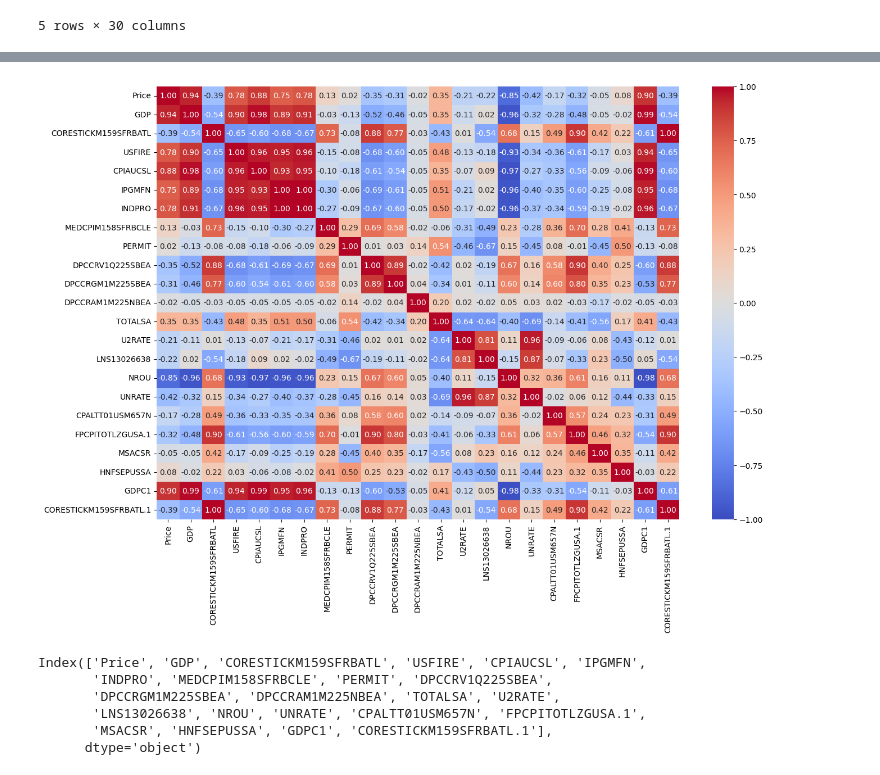
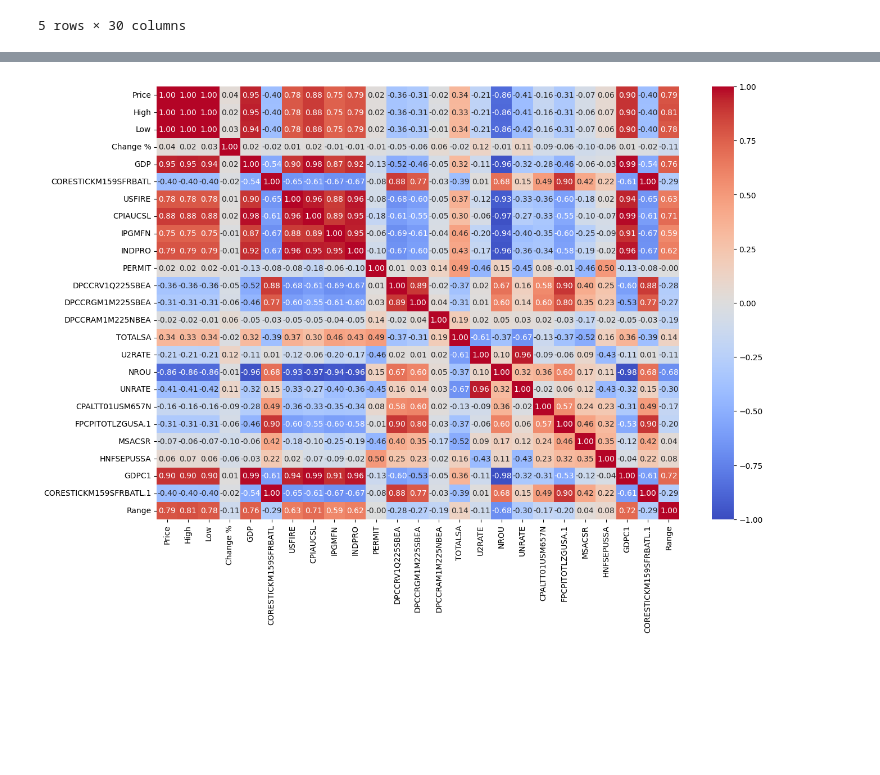
Before and after one commit to burakakay/SP-500-Price-Predictor-Project, a Jupyter notebook: S&P_500_Price_Prediction.ipynb, the cells around one changed output, grey strips where cells are left out. Saved outputs shown, nothing was run; the diff lists cells and outputs as text; code cells hidden in the pictures; blank space fills up the shorter version.

```diff
--- a/S&P_500_Price_Prediction.ipynb
+++ b/S&P_500_Price_Prediction.ipynb
@@ -149,9 +154,15 @@ Data columns (total 30 columns):
 dtypes: float64(24), object(6)
 memory usage: 153.9+ KB
 # %%
-df.Date = pd.DataFrame(df.Date)
+df.Date = pd.to_datetime(df.Date)
 df['Price'] = df['Price'].str.replace(',','')
 df['Price'] = df['Price'].astype(float)
+df['Change %'] = df['Change %'].str.replace('%','')
+df['Change %'] = df['Change %'].astype(float)
+df['High'] = df['High'].str.replace(',','')
+df['High'] = df['High'].astype(float)
+df['Low'] = df['Low'].str.replace(',','')
+df['Low'] = df['Low'].astype(float)
 df.head()
 # %% [output]
 |  | Date | Price | Open | High | Low | Vol. | Change % | GDP | CORESTICKM159SFRBATL | ... |
@@ -195,6 +194,8 @@ dtypes: float64(25), object(5)
 memory usage: 153.9+ KB
 # %%
-df_1 = df.drop(['Vol.','FPCPITOTLZGUSA','Open','High','Low','Change %','Date'],axis=1)
-df_1 = df_1.drop(0,axis=0)
-df_1.head()
+df_1 = df.drop(['Vol.','FPCPITOTLZGUSA','Open','LNS13026638','MEDCPIM158SFRBCLE'],axis=1)
+df_1.drop(df_1.head(1).index, inplace = True)
+df_1.drop(df_1.tail(1).index, inplace = True)
+df_1['Range'] = df_1['High']-df_1['Low']
+df_1.head(20)
 # %% [output]
@@ -240,0 +254,2 @@ df_1.describe()
+# %%
+df_1.drop(df_1.tail(2).index,inplace=True)
@@ -240,0 +282,3 @@ df_1.describe()
+# %%
+df_2 = df_1.apply(lambda x: x.fillna(x.mean()),axis=0)
+df_2.drop(['Date'],axis=1,inplace=True)
@@ -241,15 +305,6 @@ df_1.describe()
 # %%
 plt.figure(figsize=[15,10])
-sns.heatmap(df_1.corr(), cmap="coolwarm", annot=True, vmin=-1, vmax=1, fmt='.2f')
+sns.heatmap(df_2.corr(), cmap="coolwarm", annot=True, vmin=-1, vmax=1, fmt='.2f')
 plt.show()
 # %% [output]
-[figure, old version]
+[figure, new version]
-# %%
-df_1.columns
-# %% [output]
-Index(['Price', 'GDP', 'CORESTICKM159SFRBATL', 'USFIRE', 'CPIAUCSL', 'IPGMFN',
-       'INDPRO', 'MEDCPIM158SFRBCLE', 'PERMIT', 'DPCCRV1Q225SBEA',
-       'DPCCRGM1M225SBEA', 'DPCCRAM1M225NBEA', 'TOTALSA', 'U2RATE',
-       'LNS13026638', 'NROU', 'UNRATE', 'CPALTT01USM657N', 'FPCPITOTLZGUSA.1',
-       'MSACSR', 'HNFSEPUSSA', 'GDPC1', 'CORESTICKM159SFRBATL.1'],
-      dtype='object')
```
Also changed, not shown: parts of 32 cells of this notebook.
